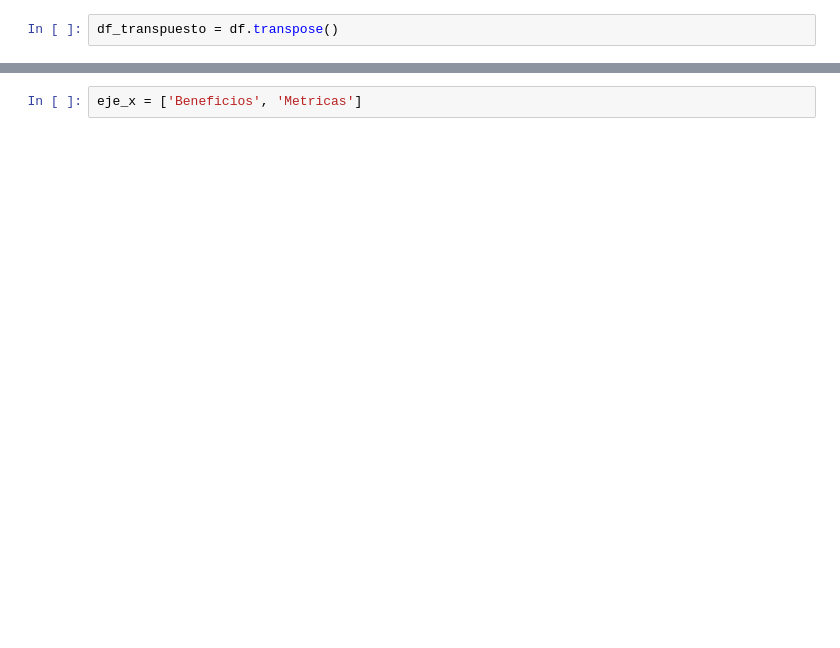
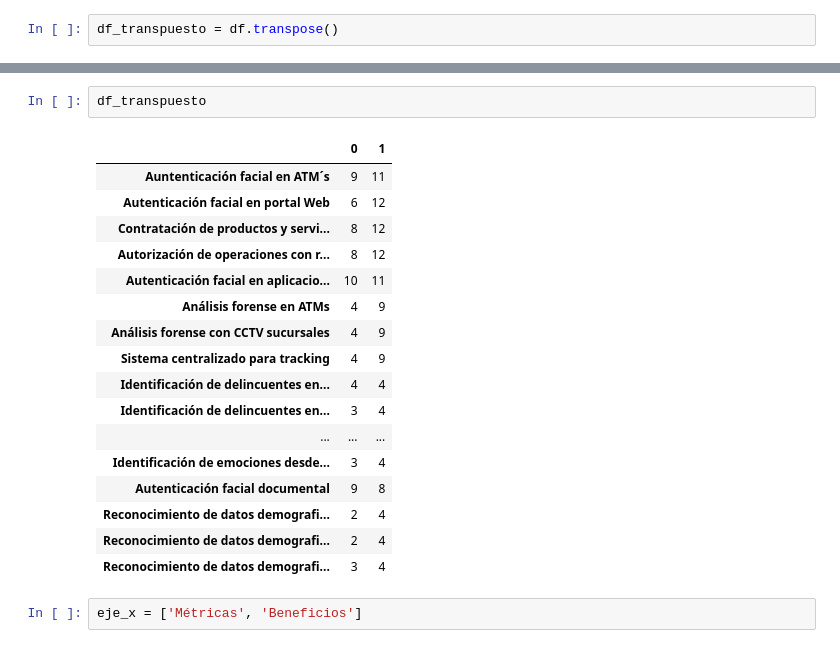
Before and after one commit to SPQR14/PythonBootcamp, a Jupyter notebook: RF/Mapa de calor RF.ipynb, the cells around one changed output, grey strips where cells are left out. Cells and saved outputs as stored; diff of their text form; blank space fills up the shorter version.

```diff
--- a/RF/Mapa de calor RF.ipynb
+++ b/RF/Mapa de calor RF.ipynb
@@ -89,3 +87,23 @@ Reconocimiento de datos demográficos                 4   3>
+# %%
+df_transpuesto
+# %% [output]
+|  | 0 | 1 |
+| Auntenticación facial en ATM´s | 9 | 11 |
+| Autenticación facial en portal Web | 6 | 12 |
+| Contratación de productos y servi... | 8 | 12 |
+| Autorización de operaciones con r... | 8 | 12 |
+| Autenticación facial en aplicacio... | 10 | 11 |
+| Análisis forense en ATMs | 4 | 9 |
+| Análisis forense con CCTV sucursales | 4 | 9 |
+| Sistema centralizado para tracking | 4 | 9 |
+| Identificación de delincuentes en... | 4 | 4 |
+| Identificación de delincuentes en... | 3 | 4 |
+| ... | ... | ... |
+| Identificación de emociones desde... | 3 | 4 |
+| Autenticación facial documental | 9 | 8 |
+| Reconocimiento de datos demografi... | 2 | 4 |
+| Reconocimiento de datos demografi... | 2 | 4 |
+| Reconocimiento de datos demografi... | 3 | 4 |
 # %%
-eje_x = ['Beneficios', 'Metricas']
+eje_x = ['Métricas', 'Beneficios']
 # %%
```
Also changed, not shown: parts of 10 cells of this notebook, 3 other files.
